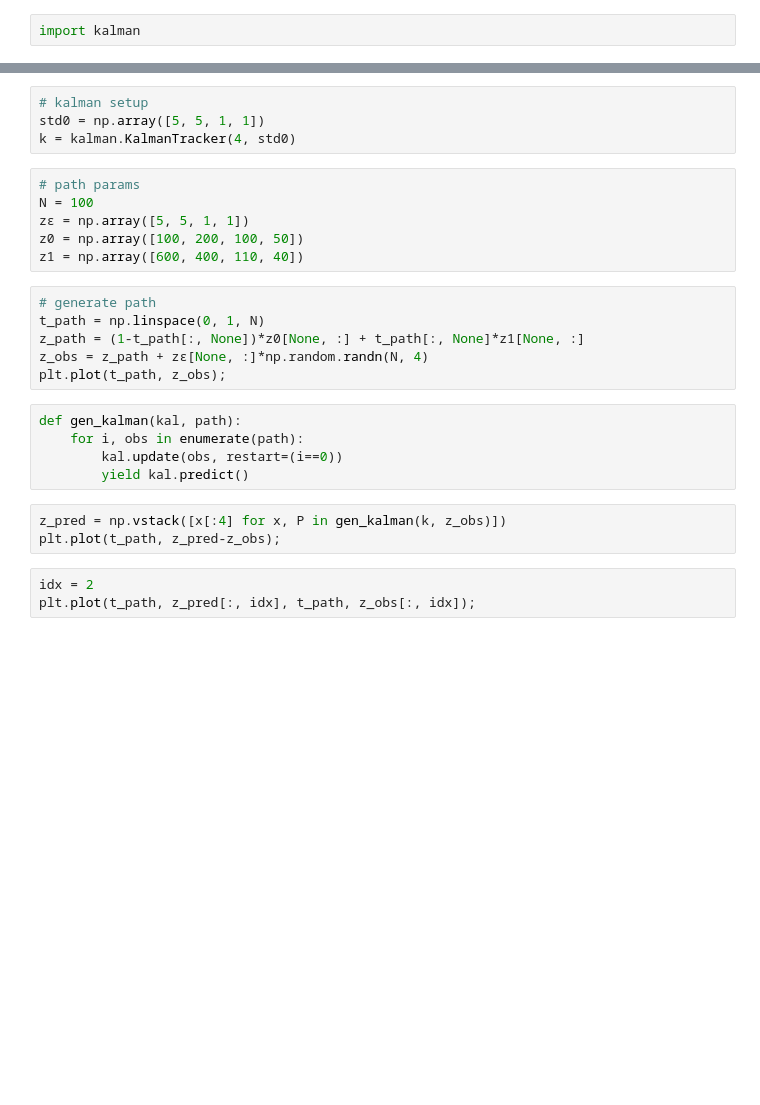
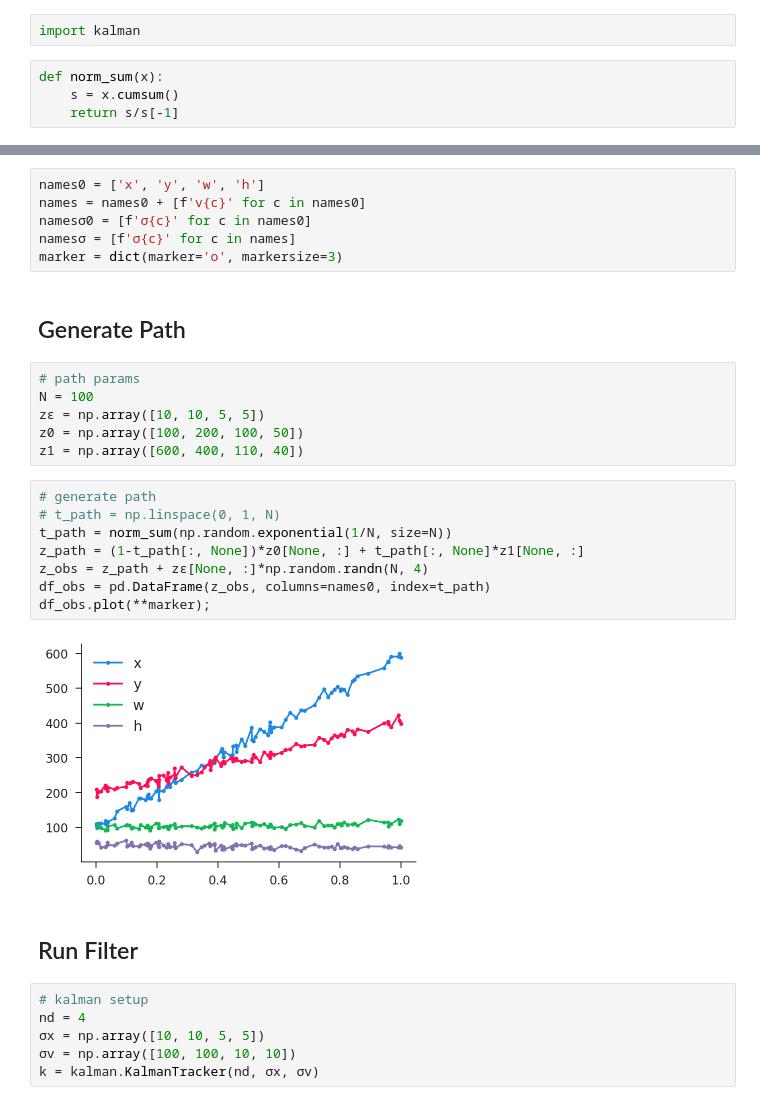
Before and after one commit to iamlemec/speedcam, a Jupyter notebook: notebooks/kalman.ipynb, the cells around one changed output, grey strips where cells are left out. Saved outputs shown, nothing was run; the diff lists cells and outputs as text; blank space fills up the shorter version.

Commit message:
variable timing kalman filter

```diff
--- a/notebooks/kalman.ipynb
+++ b/notebooks/kalman.ipynb
@@ -6,3 +8,7 @@ plt = plotter()
 %matplotlib inline
 # %%
 import kalman
+# %%
+def norm_sum(x):
+    s = x.cumsum()
+    return s/s[-1]
@@ -9,27 +32,32 @@ import kalman
+# %%
+names0 = ['x', 'y', 'w', 'h']
+names = names0 + [f'v{c}' for c in names0]
+namesσ0 = [f'σ{c}' for c in names0]
+namesσ = [f'σ{c}' for c in names]
+marker = dict(marker='o', markersize=3)
+# %% [markdown]
+## Generate Path
+# %%
+# path params
+N = 100
+zϵ = np.array([10, 10, 5, 5])
+z0 = np.array([100, 200, 100, 50])
+z1 = np.array([600, 400, 110, 40])
+# %%
+# generate path
+# t_path = np.linspace(0, 1, N)
+t_path = norm_sum(np.random.exponential(1/N, size=N))
+z_path = (1-t_path[:, None])*z0[None, :] + t_path[:, None]*z1[None, :]
+z_obs = z_path + zϵ[None, :]*np.random.randn(N, 4)
+df_obs = pd.DataFrame(z_obs, columns=names0, index=t_path)
+df_obs.plot(**marker);
+# %% [output]
+[figure, added]
+# %% [markdown]
+## Run Filter
 # %%
 # kalman setup
-std0 = np.array([5, 5, 1, 1])
-k = kalman.KalmanTracker(4, std0)
+nd = 4
+σx = np.array([10, 10, 5, 5])
+σv = np.array([100, 100, 10, 10])
+k = kalman.KalmanTracker(nd, σx, σv)
-# %%
-# path params
-N = 100
-zϵ = np.array([5, 5, 1, 1])
-z0 = np.array([100, 200, 100, 50])
-z1 = np.array([600, 400, 110, 40])
-# %%
-# generate path
-t_path = np.linspace(0, 1, N)
-z_path = (1-t_path[:, None])*z0[None, :] + t_path[:, None]*z1[None, :]
-z_obs = z_path + zϵ[None, :]*np.random.randn(N, 4)
-plt.plot(t_path, z_obs);
-# %%
-def gen_kalman(kal, path):
-    for i, obs in enumerate(path):
-        kal.update(obs, restart=(i==0))
-        yield kal.predict()
-# %%
-z_pred = np.vstack([x[:4] for x, P in gen_kalman(k, z_obs)])
-plt.plot(t_path, z_pred-z_obs);
-# %%
-idx = 2
-plt.plot(t_path, z_pred[:, idx], t_path, z_obs[:, idx]);
```
Also changed, not shown: parts of 7 cells of this notebook, 1 other file.
